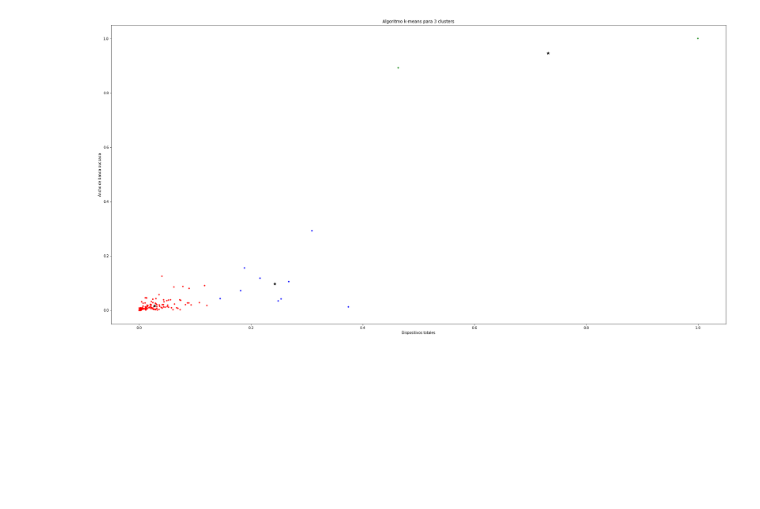
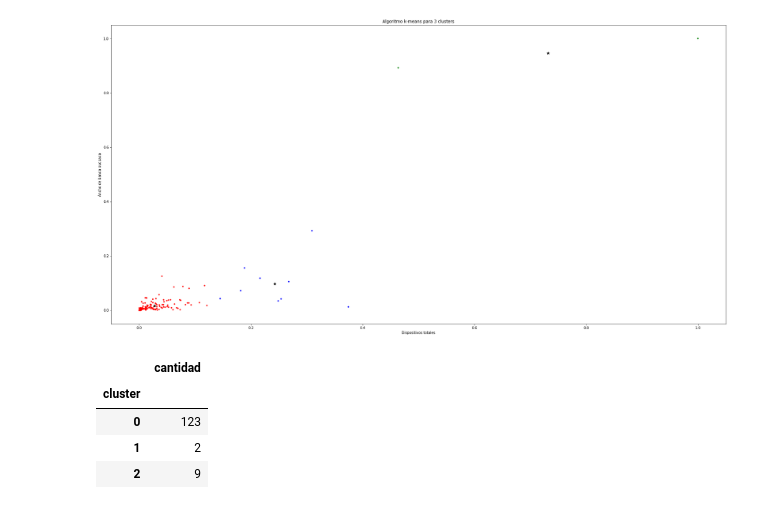
Before and after one commit to alvaroanua/TFG, a Jupyter notebook: Kmean/KMEAN_ehu_Bilbao_Ingenieros.ipynb, the cells around one changed output. Cells and saved outputs as stored; diff of their text form; code cells hidden in the pictures; blank space fills up the shorter version.

```diff
--- a/Kmean/KMEAN_ehu_Bilbao_Ingenieros.ipynb
+++ b/Kmean/KMEAN_ehu_Bilbao_Ingenieros.ipynb
@@ -161,7 +161,8 @@ k = 2
 kmeans = KMeans(n_clusters= k) #default: init = k-means++, n_init = 10, max_iter = 300
 
 # Labels of data
-cluster = kmeans.fit_predict(df_normalize)
+cluster_kdos = kmeans.fit_predict(df_normalize)
+df_normalize['cluster'] = cluster_kdos
 
 # Obtain centroids coordinates
 centroids = kmeans.cluster_centers_
@@ -214,6 +229,7 @@ kmeans = KMeans(n_clusters= k) #default: init = k-means++, n_init = 10, max_iter
 
 # Labels of data
 cluster = kmeans.fit_predict(df_normalize)
+df_normalize['cluster'] = cluster
 
 # Obtain centroids coordinates
 centroids = kmeans.cluster_centers_
@@ -254,3 +270,18 @@ plt.title('Algoritmo k-means para '+str(k)+' clusters')
 plt.show()
 # %% [output]
 [figure]
+# %%
+# Show info of cluster
+copy = pd.DataFrame()
+copy['bw_busy']=df_normalize['bw_busy'].values
+copy['total_devices']=df_normalize['total_devices'].values
+copy['cluster'] = df_normalize['cluster'].values
+cantidadGrupo =  pd.DataFrame()
+cantidadGrupo['cantidad']=copy.groupby('cluster').size()
+cantidadGrupo
+# %% [output]
+|  | cantidad |
+| cluster |  |
+| 0 | 123 |
+| 1 | 2 |
+| 2 | 9 |
```
Also changed, not shown: parts of 2 cells of this notebook, 2 other files.
